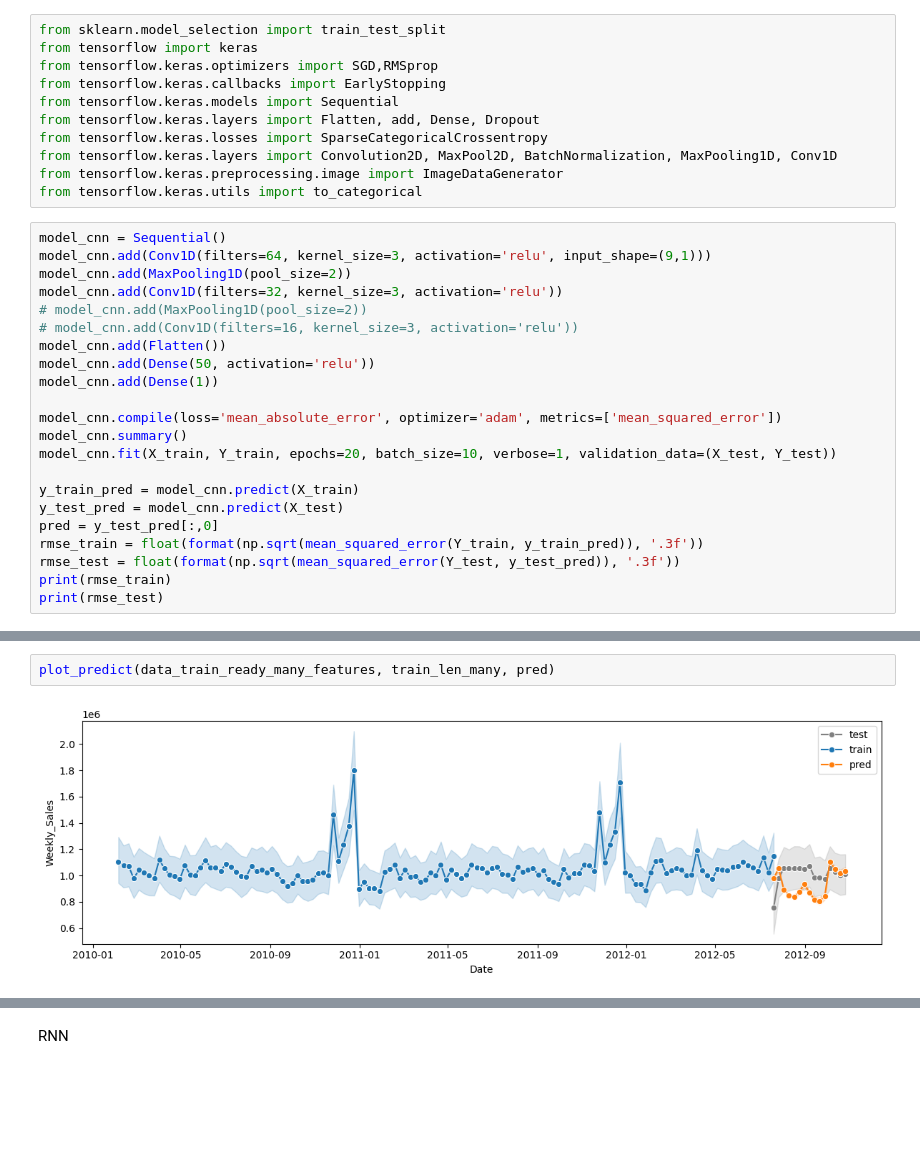
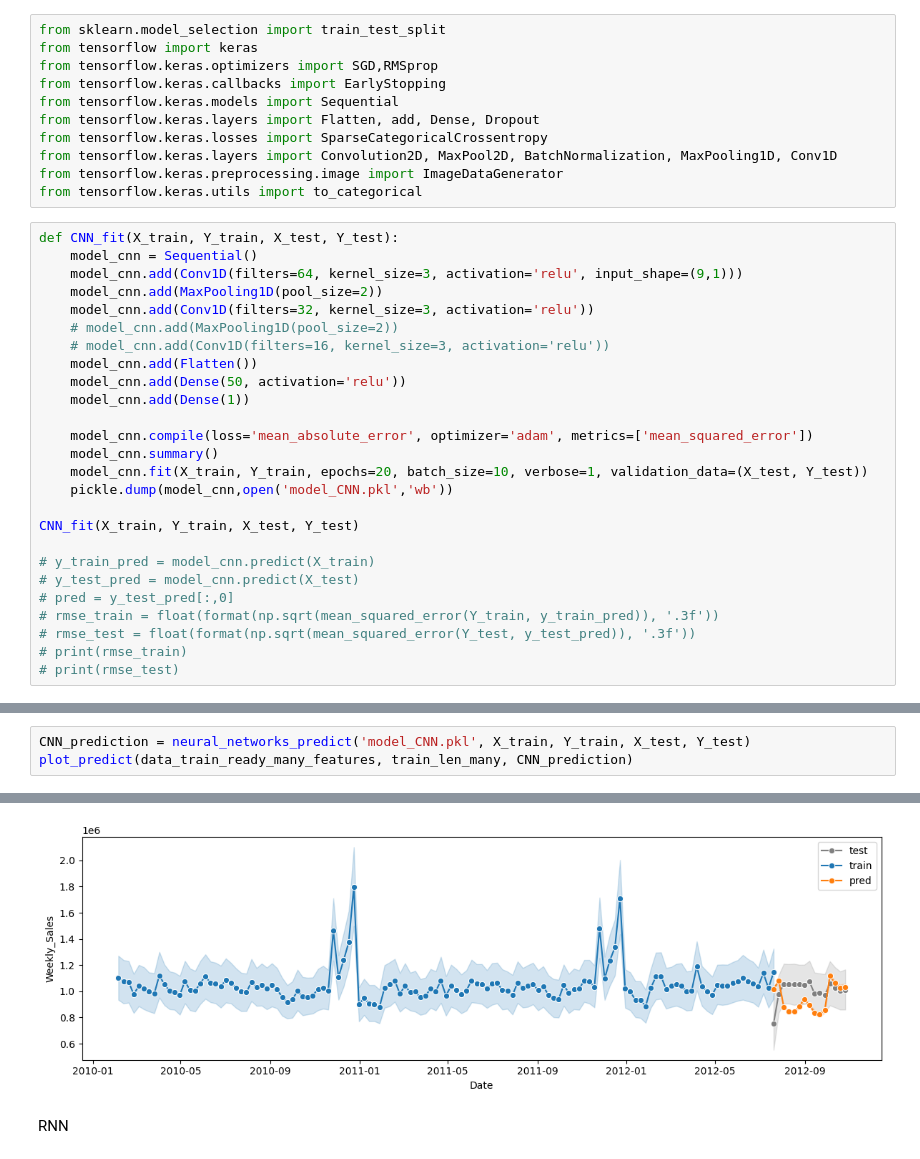
Before and after one commit to nataliastas/Time_series_forecasting, a Jupyter notebook: POF_praca_magosterska.ipynb, the cells around one changed output, grey strips where cells are left out. Drawn from its saved outputs; the diff is of its cells as text; blank space fills up the shorter version.

```diff
--- a/POF_praca_magosterska.ipynb
+++ b/POF_praca_magosterska.ipynb
@@ -779,25 +805,29 @@ from tensorflow.keras.layers import Convolution2D, MaxPool2D, BatchNormalization
 from tensorflow.keras.preprocessing.image import ImageDataGenerator
 from tensorflow.keras.utils import to_categorical
 # %%
-model_cnn = Sequential()
-model_cnn.add(Conv1D(filters=64, kernel_size=3, activation='relu', input_shape=(9,1)))
-model_cnn.add(MaxPooling1D(pool_size=2))
-model_cnn.add(Conv1D(filters=32, kernel_size=3, activation='relu'))
-# model_cnn.add(MaxPooling1D(pool_size=2))
-# model_cnn.add(Conv1D(filters=16, kernel_size=3, activation='relu'))
-model_cnn.add(Flatten())
-model_cnn.add(Dense(50, activation='relu'))
-model_cnn.add(Dense(1))
+def CNN_fit(X_train, Y_train, X_test, Y_test):
+    model_cnn = Sequential()
+    model_cnn.add(Conv1D(filters=64, kernel_size=3, activation='relu', input_shape=(9,1)))
+    model_cnn.add(MaxPooling1D(pool_size=2))
+    model_cnn.add(Conv1D(filters=32, kernel_size=3, activation='relu'))
+    # model_cnn.add(MaxPooling1D(pool_size=2))
+    # model_cnn.add(Conv1D(filters=16, kernel_size=3, activation='relu'))
+    model_cnn.add(Flatten())
+    model_cnn.add(Dense(50, activation='relu'))
+    model_cnn.add(Dense(1))
 
-model_cnn.compile(loss='mean_absolute_error', optimizer='adam', metrics=['mean_squared_error'])
-model_cnn.summary()
-model_cnn.fit(X_train, Y_train, epochs=20, batch_size=10, verbose=1, validation_data=(X_test, Y_test))
+    model_cnn.compile(loss='mean_absolute_error', optimizer='adam', metrics=['mean_squared_error'])
+    model_cnn.summary()
+    model_cnn.fit(X_train, Y_train, epochs=20, batch_size=10, verbose=1, validation_data=(X_test, Y_test))
+    pickle.dump(model_cnn,open('model_CNN.pkl','wb'))
 
-y_train_pred = model_cnn.predict(X_train)
-y_test_pred = model_cnn.predict(X_test)
-pred = y_test_pred[:,0]
-rmse_train = float(format(np.sqrt(mean_squared_error(Y_train, y_train_pred)), '.3f'))
-rmse_test = float(format(np.sqrt(mean_squared_error(Y_test, y_test_pred)), '.3f'))
-print(rmse_train)
-print(rmse_test)
+CNN_fit(X_train, Y_train, X_test, Y_test)
+
+# y_train_pred = model_cnn.predict(X_train)
+# y_test_pred = model_cnn.predict(X_test)
+# pred = y_test_pred[:,0]
+# rmse_train = float(format(np.sqrt(mean_squared_error(Y_train, y_train_pred)), '.3f'))
+# rmse_test = float(format(np.sqrt(mean_squared_error(Y_test, y_test_pred)), '.3f'))
+# print(rmse_train)
+# print(rmse_test)
 # %% [output]
@@ -840,4 +870,4 @@ Epoch 6/20
-# %%
-plot_predict(data_train_ready_many_features, train_len_many, pred)
-# %% [output]
-[figure, removed]
+# %%
+CNN_prediction = neural_networks_predict('model_CNN.pkl', X_train, Y_train, X_test, Y_test)
+plot_predict(data_train_ready_many_features, train_len_many, CNN_prediction)
+# %% [output]
@@ -844,3 +878,4 @@ plot_predict(data_train_ready_many_features, train_len_many, pred)
+[figure, added]
 # %% [markdown]
 RNN
 # %%
```
Also changed, not shown: parts of 29 cells of this notebook.
